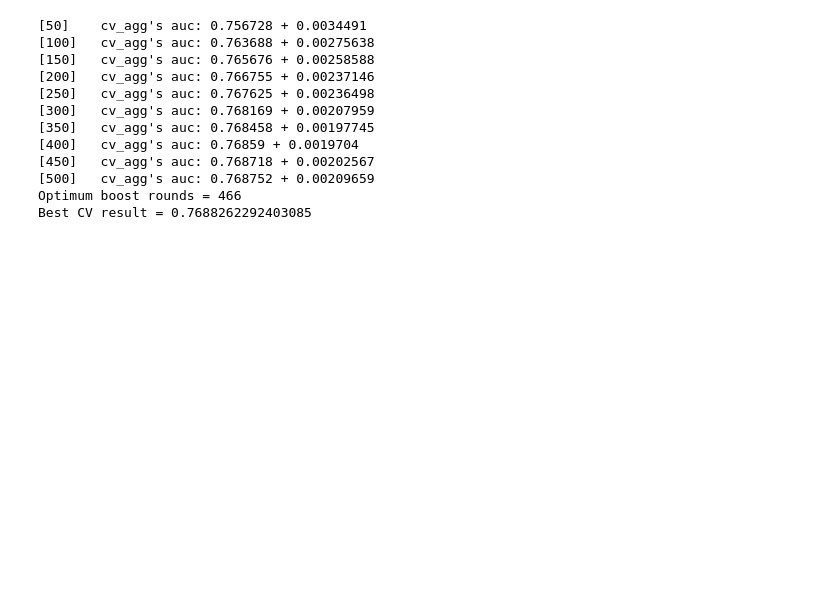
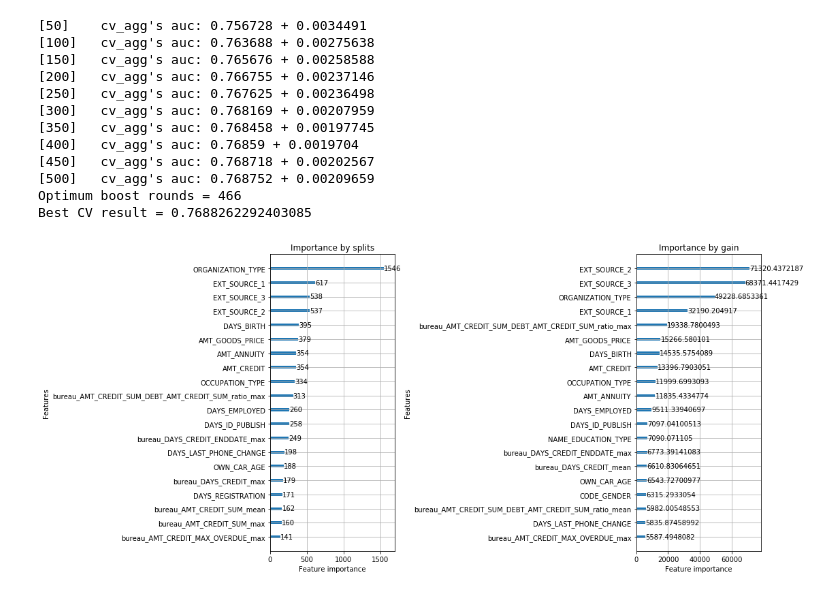
Before and after one commit to wluo-personal/AlphaBoosting, a Jupyter notebook: home_credit/haoyan/feature_engineering.ipynb, the cells around one changed output. Drawn from its saved outputs; the diff is of its cells as text; code cells hidden in the pictures; blank space fills up the shorter version.

Commit message:
lgbm

```diff
--- a/home_credit/haoyan/feature_engineering.ipynb
+++ b/home_credit/haoyan/feature_engineering.ipynb
@@ -394,3 +444,15 @@ out_df.to_csv(PATH + 'submission.csv', index=False)
 [500]   cv_agg's auc: 0.768752 + 0.00209659
 Optimum boost rounds = 466
 Best CV result = 0.7688262292403085
+# %%
+import matplotlib.pyplot as plt
+
+fig, (ax, ax1) = plt.subplots(1, 2, figsize=[15, 7])
+lgbm.plot_importance(clf, ax=ax, max_num_features=20, importance_type='split')
+lgbm.plot_importance(clf, ax=ax1, max_num_features=20, importance_type='gain')
+ax.set_title('Importance by splits')
+ax1.set_title('Importance by gain')
+plt.tight_layout()
+plt.show()
+# %% [output]
+[figure, added]
```
Also changed, not shown: parts of 5 cells of this notebook, 1 other file.
